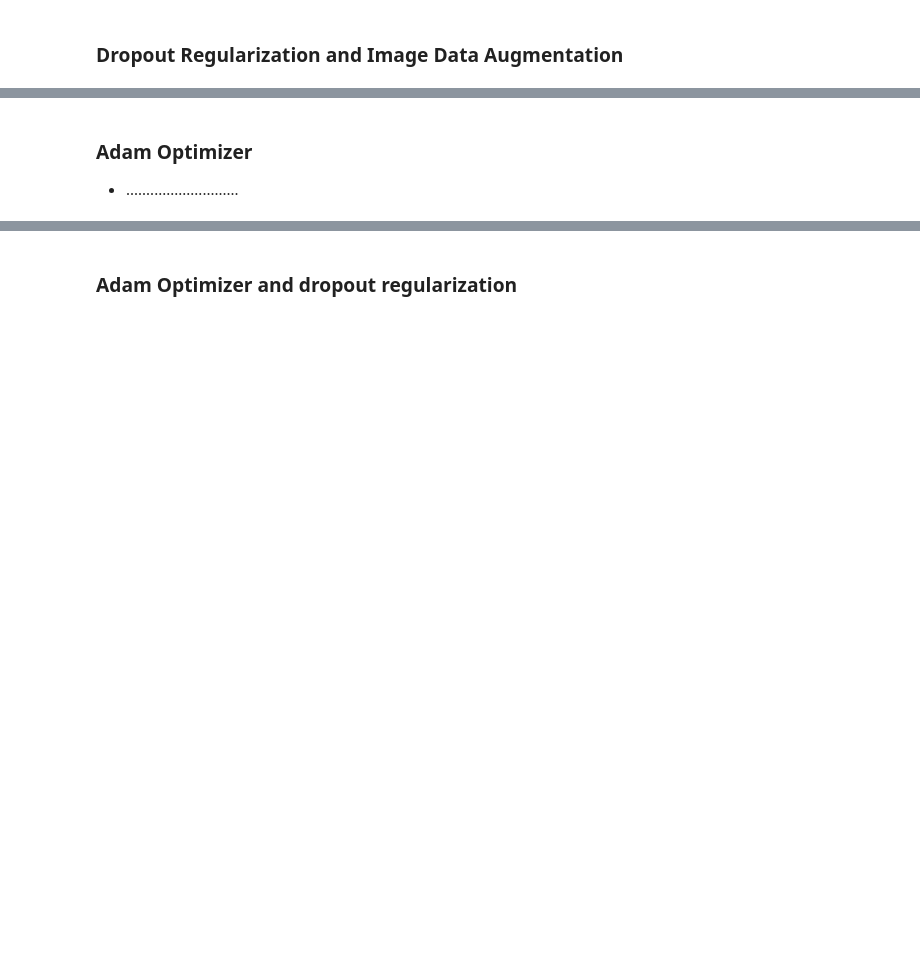
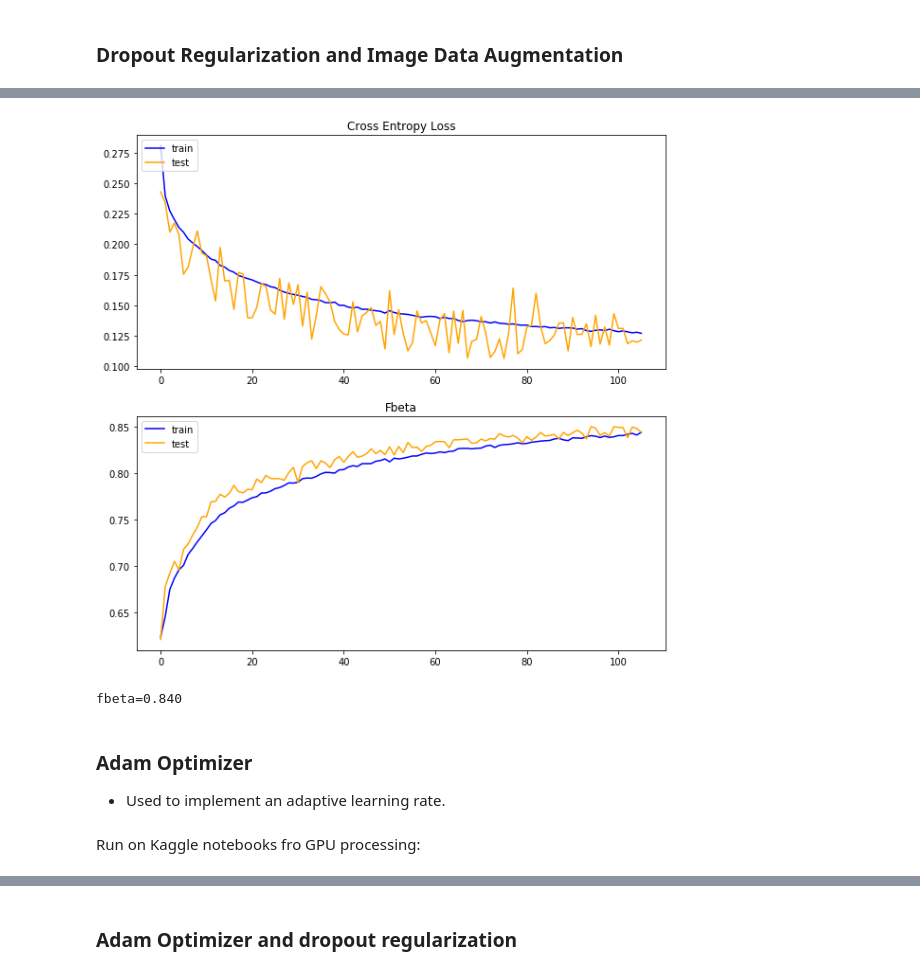
Before and after one commit to connormca12/Springboard-Projects, a Jupyter notebook: capstone-2/notebooks/machine_learning.ipynb, the cells around one changed output, grey strips where cells are left out. Cells and saved outputs as stored; diff of their text form; code cells hidden in the pictures; blank space fills up the shorter version.

```diff
--- a/capstone-2/notebooks/machine_learning.ipynb
+++ b/capstone-2/notebooks/machine_learning.ipynb
@@ -529,0 +701,3 @@ print('Time: ', (stop - start) / 60)
+# %%
+dropout_augment_model, dropout_augment_history, _ = load_model_info('dropout_augment_model', X_train, y_train, X_test, y_test)
+# %% [output]
@@ -530,4 +705,11 @@ print('Time: ', (stop - start) / 60)
+[figure, added]
+# %%
+dropout_augment_predictions = model_predict(dropout_augment_model, y_test)
+# %% [output]
+fbeta=0.840
 # %% [markdown]
 ### Adam Optimizer
-- ............................
+- Used to implement an adaptive learning rate.
+# %% [markdown]
+Run on Kaggle notebooks fro GPU processing:
 # %%
```
Also changed, not shown: parts of 121 cells of this notebook, 1 other file.
